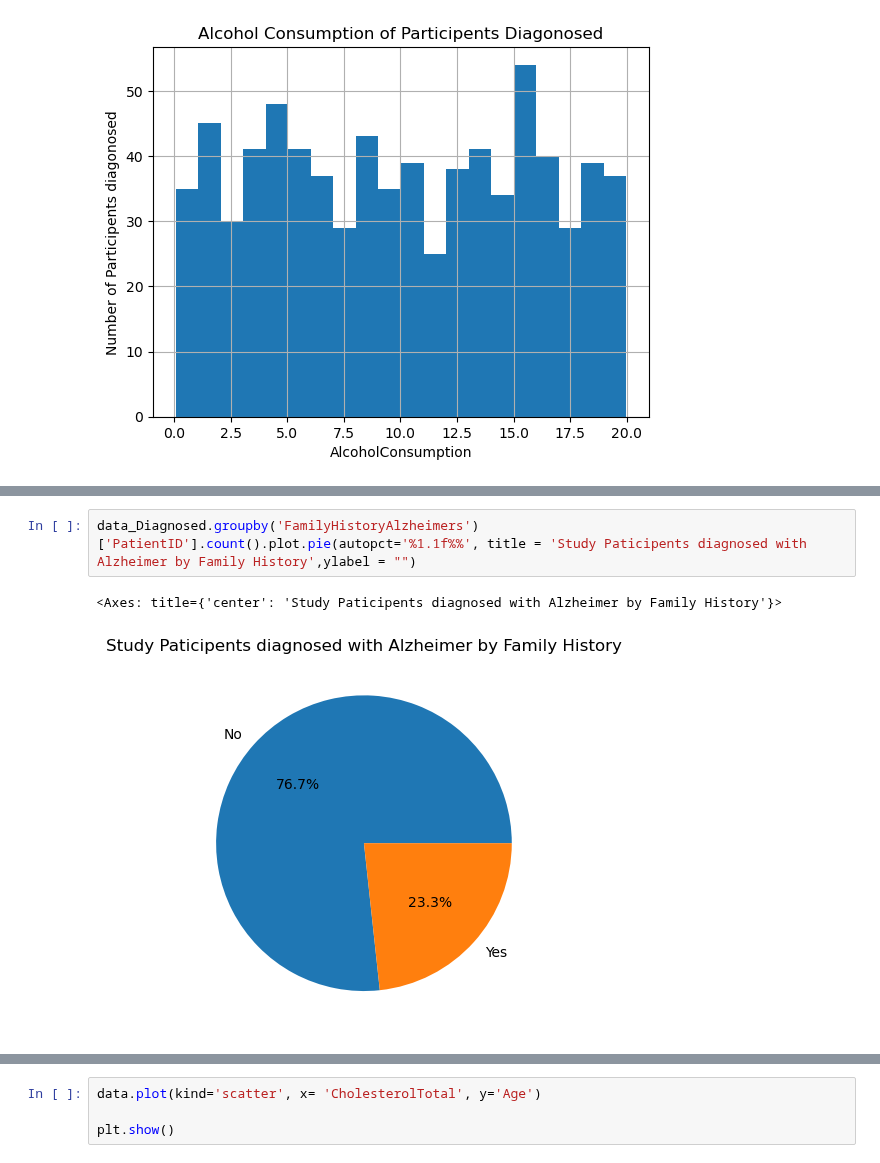
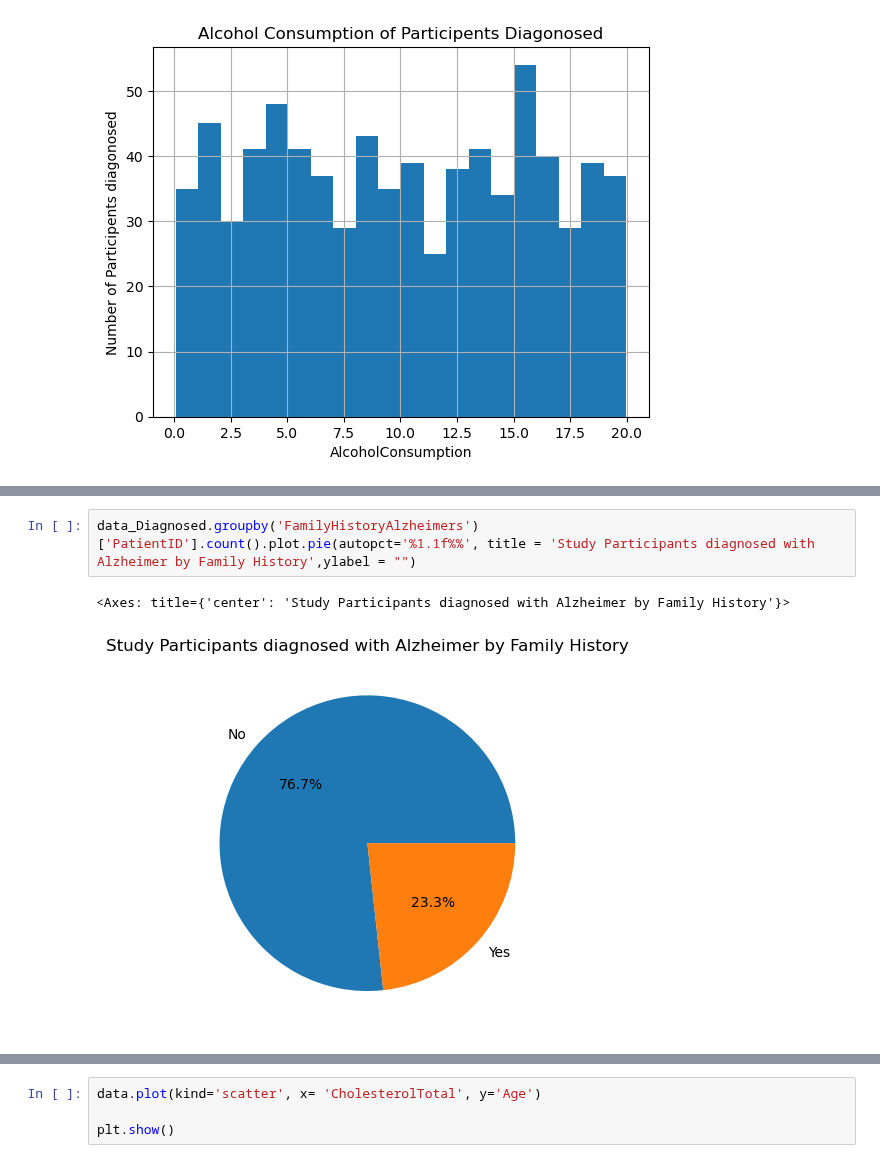
Before and after one commit to rutgers-bootcamp-team-5/project-4, a Jupyter notebook: dev/DataVisualization_Bala.ipynb, the cells around one changed output, grey strips where cells are left out. Saved outputs shown, nothing was run; the diff lists cells and outputs as text.

```diff
--- a/dev/DataVisualization_Bala.ipynb
+++ b/dev/DataVisualization_Bala.ipynb
@@ -248,6 +248,6 @@ data_Diagnosed.groupby('Ethnicity')['PatientID'].count().plot.pie(autopct='%1.1f
 # %%
-data_Diagnosed.groupby('FamilyHistoryAlzheimers')['PatientID'].count().plot.pie(autopct='%1.1f%%', title = 'Study Paticipents diagnosed with Alzheimer by Family History',ylabel = "")
+data_Diagnosed.groupby('FamilyHistoryAlzheimers')['PatientID'].count().plot.pie(autopct='%1.1f%%', title = 'Study Participants diagnosed with Alzheimer by Family History',ylabel = "")
 # %% [output]
-<Axes: title={'center': 'Study Paticipents diagnosed with Alzheimer by Family History'}>
+<Axes: title={'center': 'Study Participants diagnosed with Alzheimer by Family History'}>
-[figure, old version]
+[figure, new version]
 # %%
```
Also changed, not shown: parts of 10 cells of this notebook.
